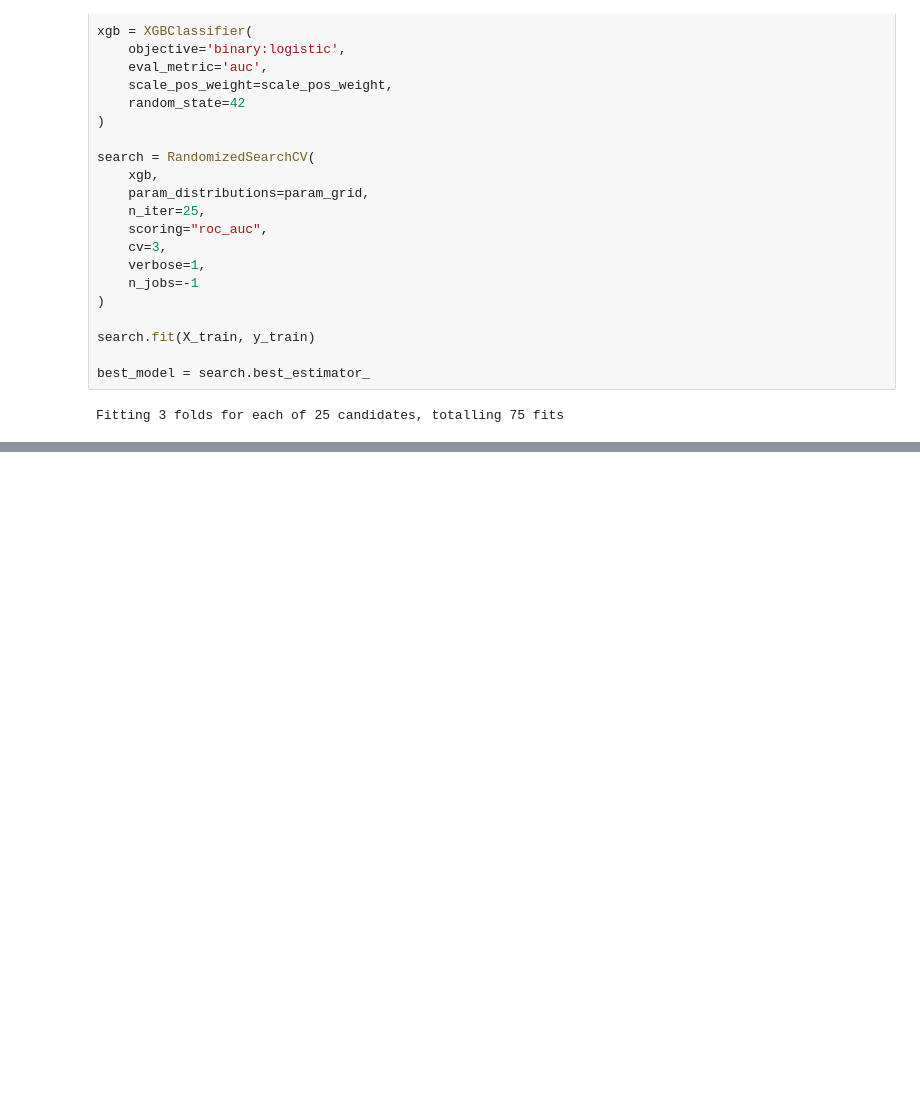
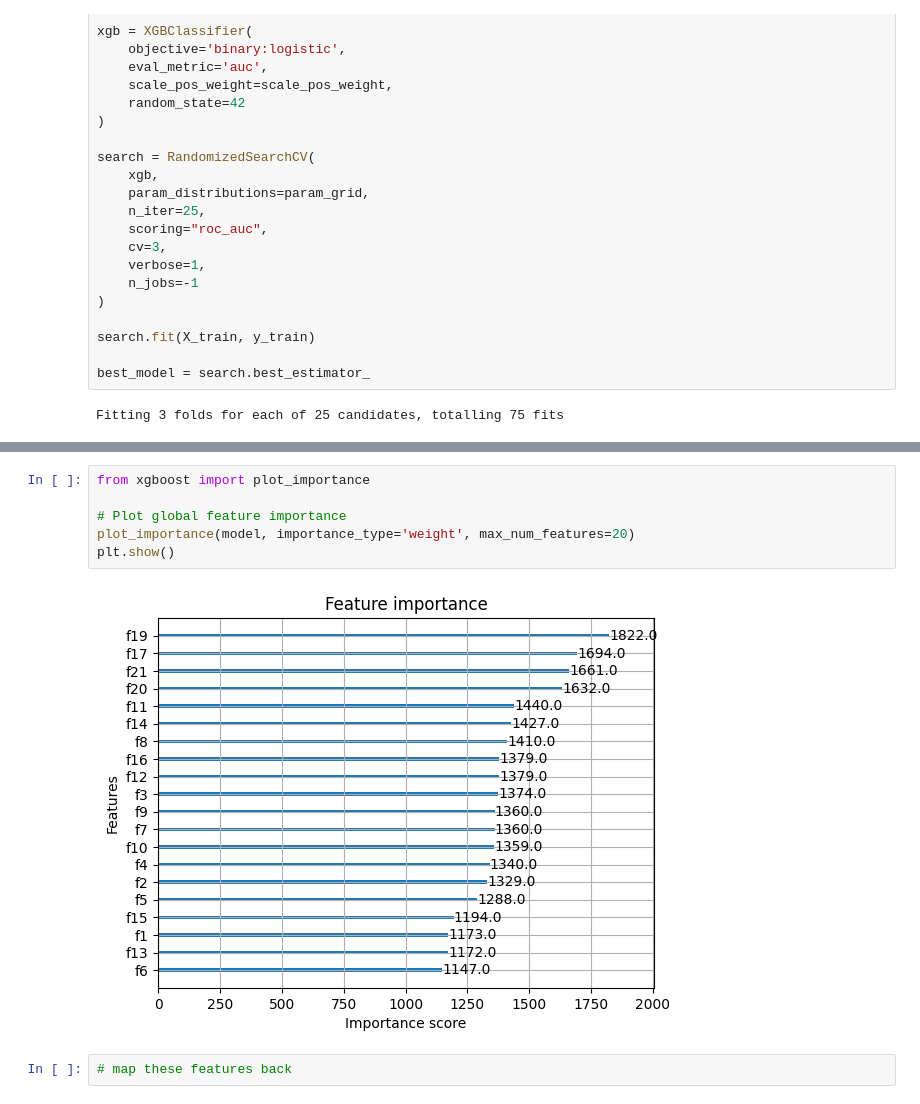
Before and after one commit to caparcom/Customer_Churn_Capstone, a Jupyter notebook: src/caleb_2.ipynb, the cells around one changed output, grey strips where cells are left out. Saved outputs shown, nothing was run; the diff lists cells and outputs as text; blank space fills up the shorter version.

```diff
--- a/src/caleb_2.ipynb
+++ b/src/caleb_2.ipynb
@@ -429,0 +464,10 @@ Based on above:
+# %%
+from xgboost import plot_importance
+
+# Plot global feature importance
+plot_importance(model, importance_type='weight', max_num_features=20)
+plt.show()
+# %% [output]
+[figure, added]
+# %%
+# map these features back
```
Also changed, not shown: parts of 21 cells of this notebook, 1 other file.
